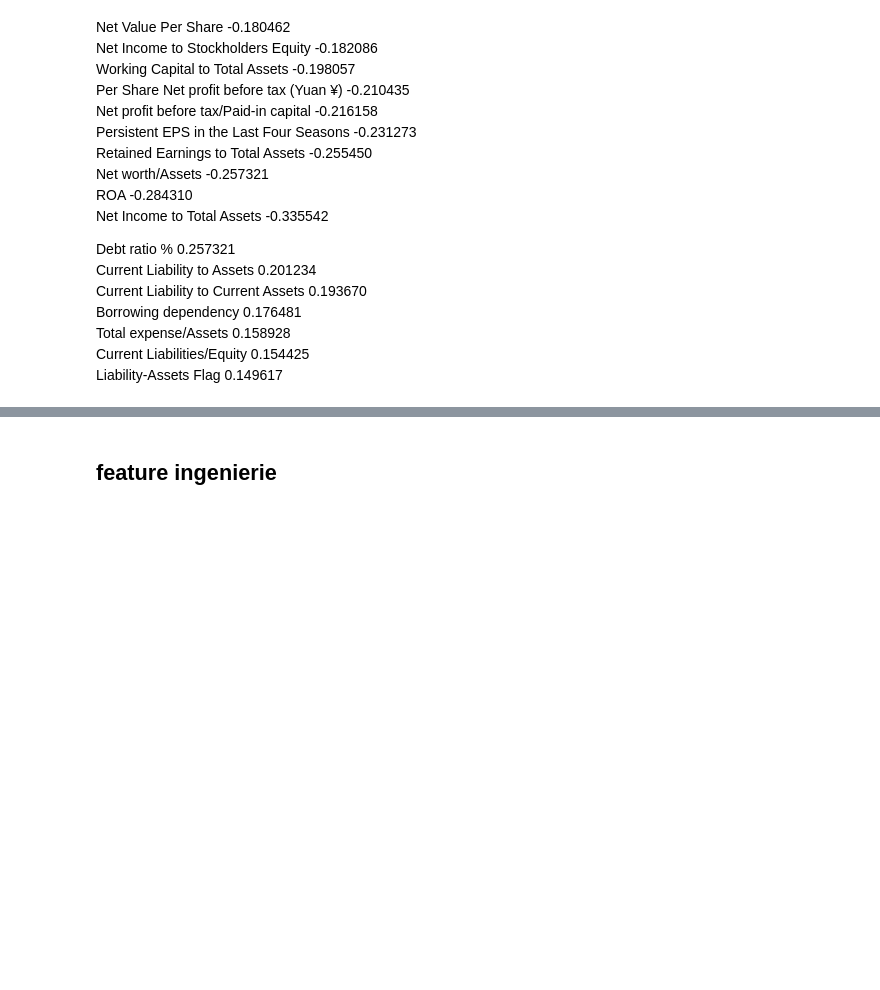
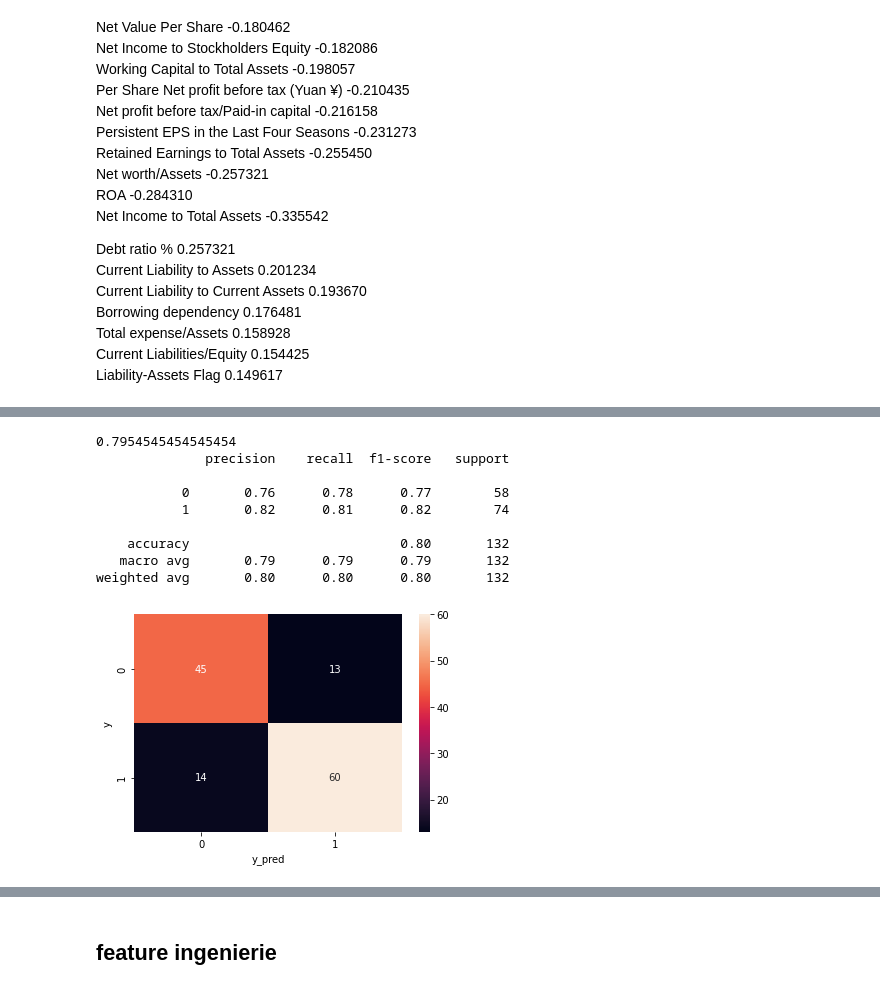
Before and after one commit to Clmntc/faillites_entreprises, a Jupyter notebook: Notebook_EDA.ipynb, the cells around one changed output, grey strips where cells are left out. Drawn from its saved outputs; the diff is of its cells as text; code cells hidden in the pictures; blank space fills up the shorter version.

```diff
--- a/Notebook_EDA.ipynb
+++ b/Notebook_EDA.ipynb
@@ -476,0 +571,80 @@ df_model2.shape
+# %%
+df = df_raw
+
+# Aucunes missing Values (Drop / SimpleImputer) et duplicates
+
+# Moyenne de certaines colonnes après avoir vu les corrélations dans le dataset
+df['ROA'] = (df[['ROA(C) before interest and depreciation before interest', 'ROA(A) before interest and % after tax',
+                 'ROA(B) before interest and depreciation after tax']].sum(axis=1))/3
+
+df['Margin'] = (df[['Operating Gross Margin', 'Realized Sales Gross Margin',
+                 'Gross Profit to Sales']].sum(axis=1))/3
+
+df['Net Value Per Share'] = (df[['Net Value Per Share (B)', 'Net Value Per Share (A)',
+                 'Net Value Per Share (C)']].sum(axis=1))/3
+
+#drop de colonnes avec une forte corrélation + 'Net Income Flag' qui est inutile
+df = df.drop(['Current Liability to Liability', 'Liability to Equity', 'Current Liability to Equity',
+             'ROA(C) before interest and depreciation before interest', 'ROA(A) before interest and % after tax',
+             'ROA(B) before interest and depreciation after tax', 'Operating Gross Margin', 'Realized Sales Gross Margin',
+             'Gross Profit to Sales', 'Net Value Per Share (B)' , 'Net Value Per Share (A)',
+             'Net Value Per Share (C)','Net Income Flag'], axis=1)
+
+
+df5 = df[(df['Bankrupt?'] == 0)]
+df5 = df.sample(n=220,random_state=1)
+
+df6 = df[(df['Bankrupt?'] == 1)]
+
+df_model5 = df5.append(df6)
+
+LR_model = LogisticRegression()
+SVC_model = SVC()
+KNC_model = KNeighborsClassifier()
+SGD_model = SGDClassifier()
+RF_model = RandomForestClassifier()
+
+LR_pipe = Pipeline([
+    ('scaling', MinMaxScaler()),
+    ('PCA', PCA(n_components = 6)),
+#     ('LR', LR_model),
+#     ('SVC', SVC_model),
+#     ('KNC', KNC_model),
+#     ('SGD', SGD_model),
+#     ('RF', RF_model),
+    ])
+
+X = df_model5.drop(['Bankrupt?'], axis=1)
+y = df_model5['Bankrupt?']
+
+X_train, X_test, y_train, y_test = train_test_split(X, y, test_size=.3, random_state=1)
+
+
+LR_pipe_trained = LR_pipe.fit(X_train,y_train)
+
+y_pred = LR_pipe_trained.predict(X_test)
+
+
+print(LR_pipe_trained.score(X_test,y_test))
+print(classification_report(y_test, y_pred))
+
+
+def plot_confusion_matrix(y, y_pred):
+     cm = confusion_matrix(y, y_pred)
+     sns.heatmap(cm, annot=True, fmt=".0f")
+     plt.xlabel('y_pred')
+     plt.ylabel('y')
+     plt.show()
+
+plot_confusion_matrix(y_test, y_pred)
+# %% [output]
+0.7954545454545454
+              precision    recall  f1-score   support
+
+           0       0.76      0.78      0.77        58
+           1       0.82      0.81      0.82        74
+
+    accuracy                           0.80       132
+   macro avg       0.79      0.79      0.79       132
+weighted avg       0.80      0.80      0.80       132
+[figure, added]
```
Also changed, not shown: parts of 53 cells of this notebook.
